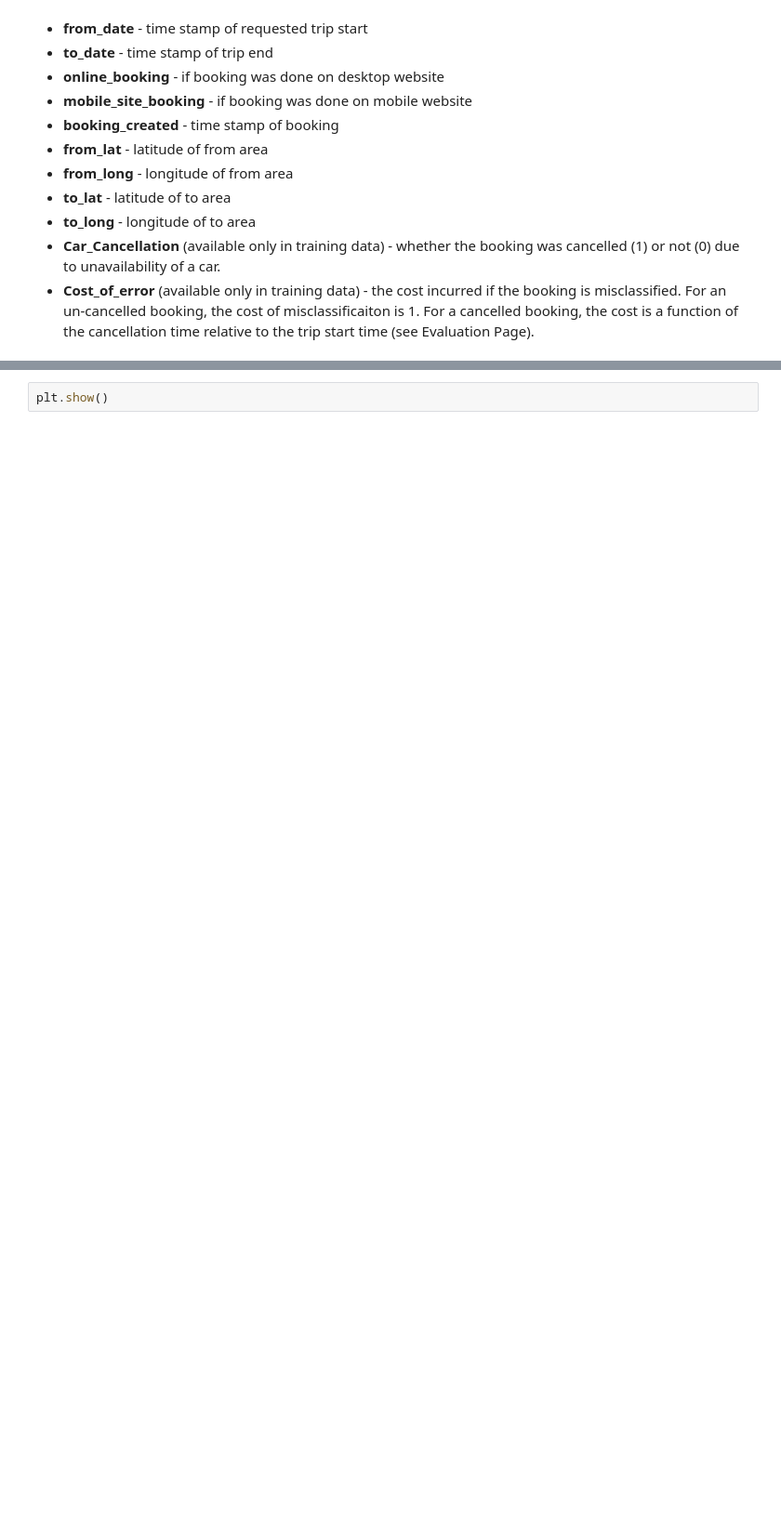
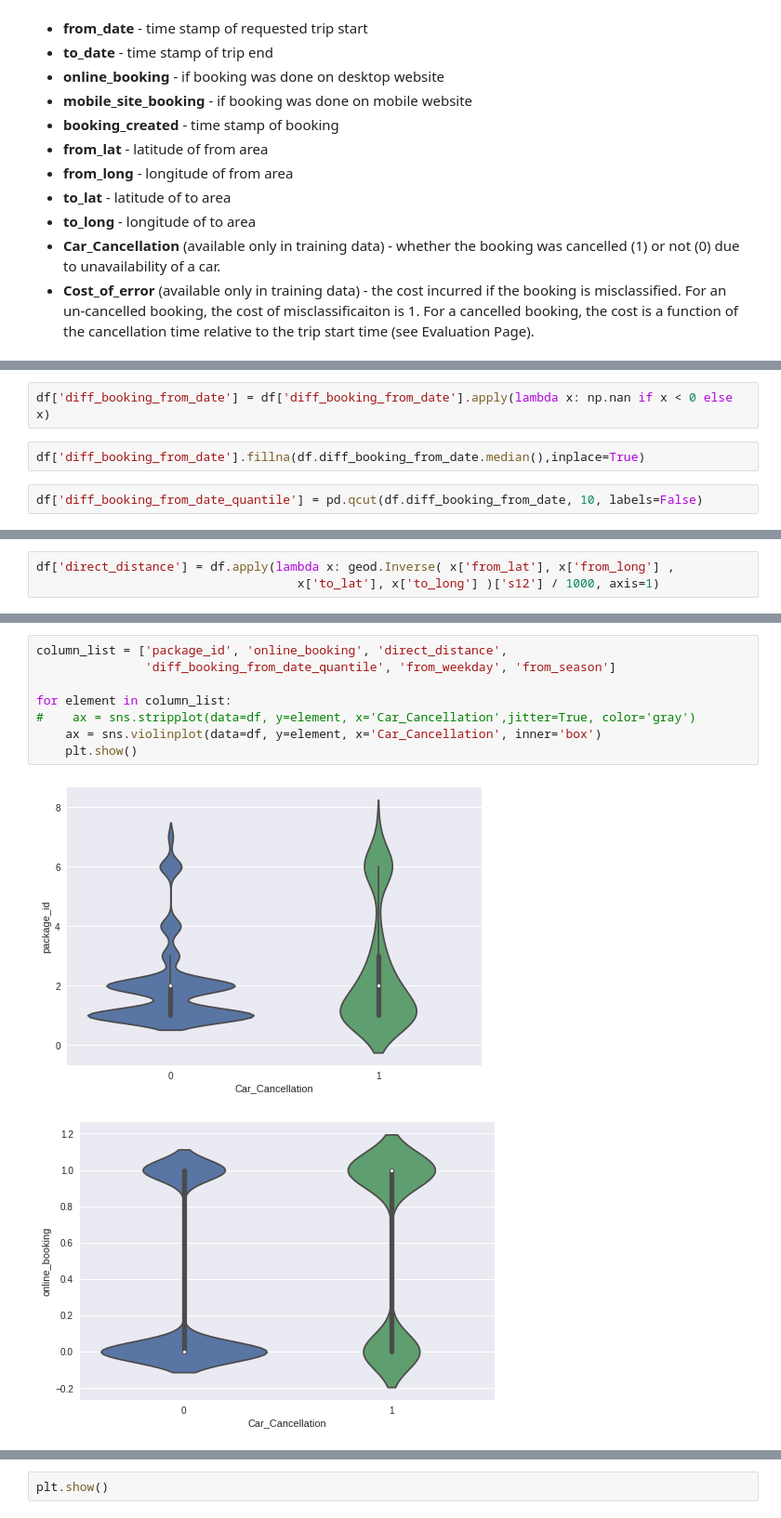
Before and after one commit to Jodahr/CabCancellation, a Jupyter notebook: CabCancellation.ipynb, the cells around one changed output, grey strips where cells are left out. Shown at 93% size. Saved outputs shown, nothing was run; the diff lists cells and outputs as text; blank space fills up the shorter version.

```diff
--- a/CabCancellation.ipynb
+++ b/CabCancellation.ipynb
@@ -67 +177,7 @@ memory usage: 6.6+ MB
+# %%
+df['diff_booking_from_date'] = df['diff_booking_from_date'].apply(lambda x: np.nan if x < 0 else x)
+# %%
+df['diff_booking_from_date'].fillna(df.diff_booking_from_date.median(),inplace=True)
+# %%
+df['diff_booking_from_date_quantile'] = pd.qcut(df.diff_booking_from_date, 10, labels=False)
 # %%
@@ -96,0 +222,3 @@ sns.pairplot(vars = ["package_id", "vehicle_model_id"], data=data, hue="Car_Canc
+# %%
+df['direct_distance'] = df.apply(lambda x: geod.Inverse( x['from_lat'], x['from_long'] ,
+                                    x['to_lat'], x['to_long'] )['s12'] / 1000, axis=1)
@@ -96,0 +280,11 @@ sns.pairplot(vars = ["package_id", "vehicle_model_id"], data=data, hue="Car_Canc
+# %%
+column_list = ['package_id', 'online_booking', 'direct_distance',
+               'diff_booking_from_date_quantile', 'from_weekday', 'from_season']
+
+for element in column_list:
+#    ax = sns.stripplot(data=df, y=element, x='Car_Cancellation',jitter=True, color='gray')
+    ax = sns.violinplot(data=df, y=element, x='Car_Cancellation', inner='box')
+    plt.show()
+# %% [output]
+[figure, added]
+[figure, added]
```
Also changed, not shown: parts of 30 cells of this notebook.
